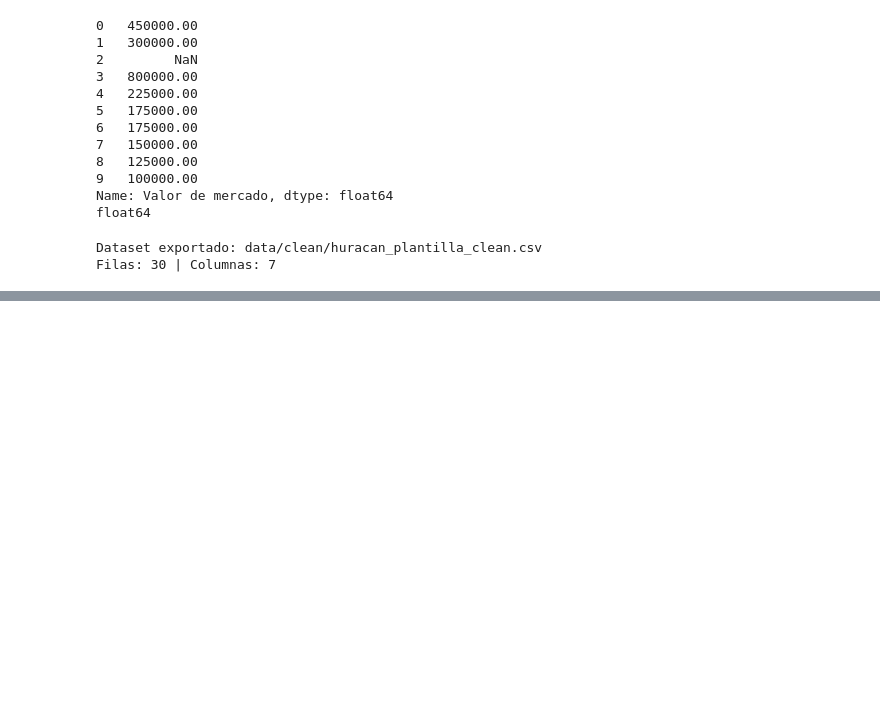
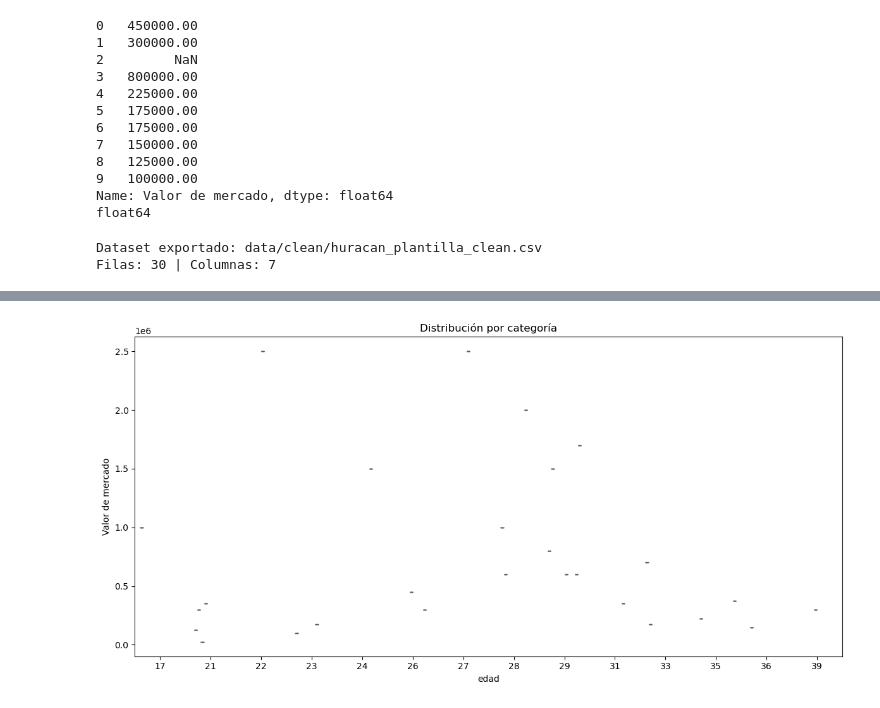
Before and after one commit to andressonsino/football-data-analysis, a Jupyter notebook: huracan/plantel_huracan_2026_semestre_1.ipynb, the cells around one changed output, grey strips where cells are left out. Saved outputs shown, nothing was run; the diff lists cells and outputs as text; code cells hidden in the pictures; blank space fills up the shorter version.

```diff
--- a/huracan/plantel_huracan_2026_semestre_1.ipynb
+++ b/huracan/plantel_huracan_2026_semestre_1.ipynb
@@ -310,0 +396,19 @@ Filas: 30 | Columnas: 7
+# %%
+# Boxplot individual por categoría
+# Reemplazá las columnas con las tuyas
+
+plt.figure(figsize=(12, 6))
+sns.boxplot(
+    data=df,
+    x='edad',     # ← reemplazar
+    y='Valor de mercado',   # ← reemplazar
+    hue='posicion',
+    legend=False,
+    palette='Set2',
+    flierprops={'marker': 'o', 'markerfacecolor': 'red', 'markersize': 7}
+)
+plt.title('Distribución por categoría')
+plt.tight_layout()
+plt.show()
+# %% [output]
+[figure, added]
```
Also changed, not shown: parts of 10 cells of this notebook.
